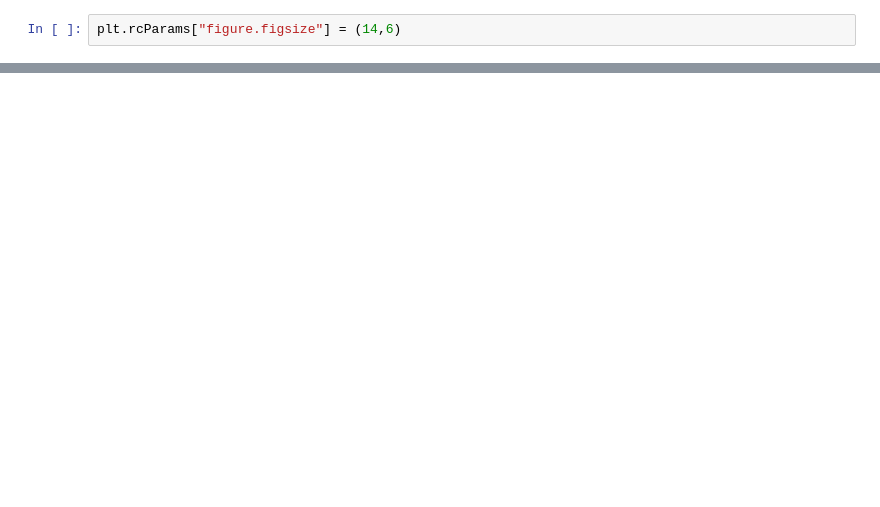
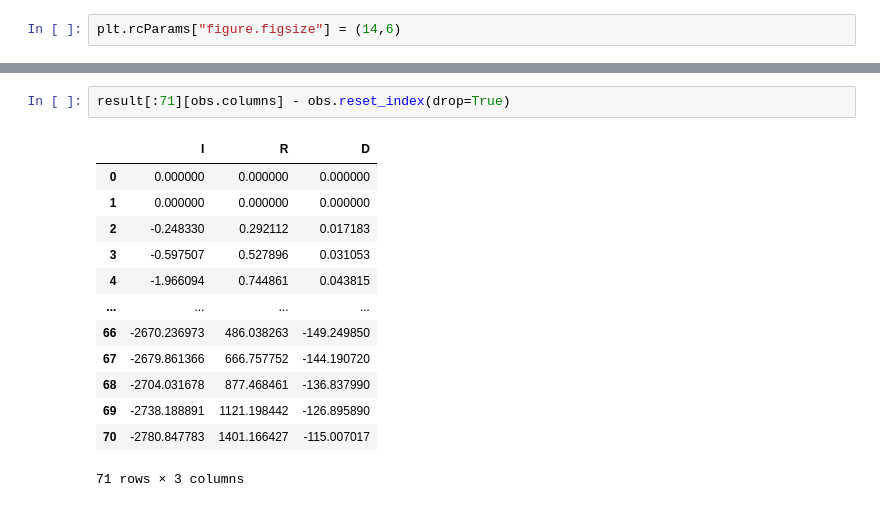
Before and after one commit to coldwhitewinters/ecovid, a Jupyter notebook: notebooks/Untitled.ipynb, the cells around one changed output, grey strips where cells are left out. Drawn from its saved outputs; the diff is of its cells as text; blank space fills up the shorter version.

```diff
--- a/notebooks/Untitled.ipynb
+++ b/notebooks/Untitled.ipynb
@@ -23,0 +161,16 @@ model.figure_infections()
+# %%
+result[:71][obs.columns] - obs.reset_index(drop=True)
+# %% [output]
+|  | I | R | D |
+| 0 | 0.000000 | 0.000000 | 0.000000 |
+| 1 | 0.000000 | 0.000000 | 0.000000 |
+| 2 | -0.248330 | 0.292112 | 0.017183 |
+| 3 | -0.597507 | 0.527896 | 0.031053 |
+| 4 | -1.966094 | 0.744861 | 0.043815 |
+| ... | ... | ... | ... |
+| 66 | -2670.236973 | 486.038263 | -149.249850 |
+| 67 | -2679.861366 | 666.757752 | -144.190720 |
+| 68 | -2704.031678 | 877.468461 | -136.837990 |
+| 69 | -2738.188891 | 1121.198442 | -126.895890 |
+| 70 | -2780.847783 | 1401.166427 | -115.007017 |
+71 rows × 3 columns
```
Also changed, not shown: parts of 23 cells of this notebook, 52 other files.
